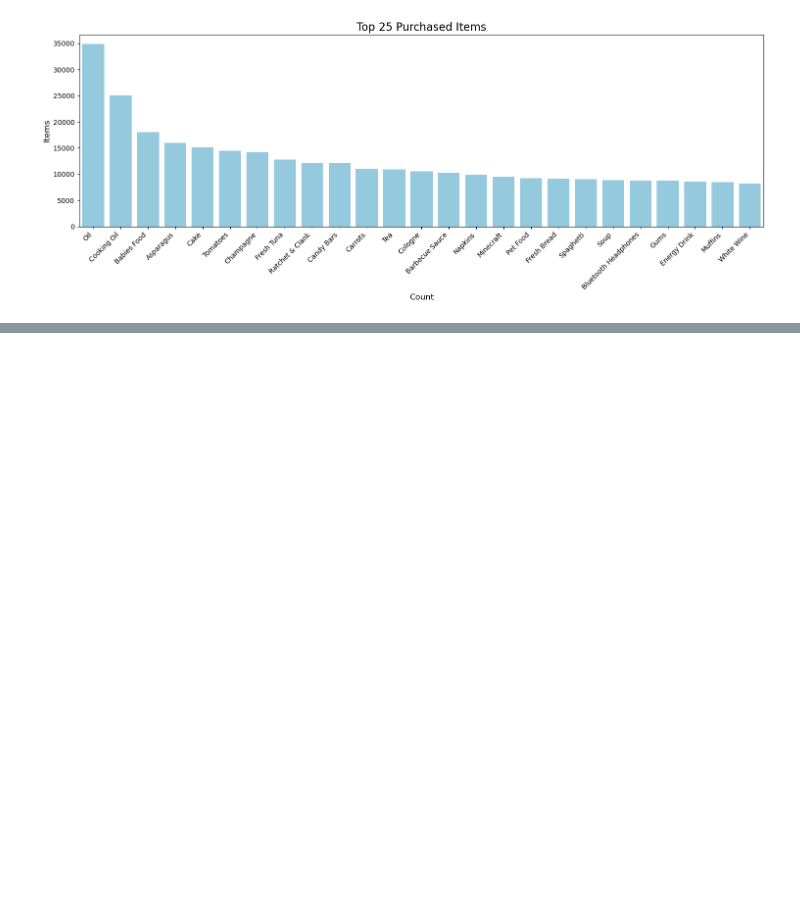
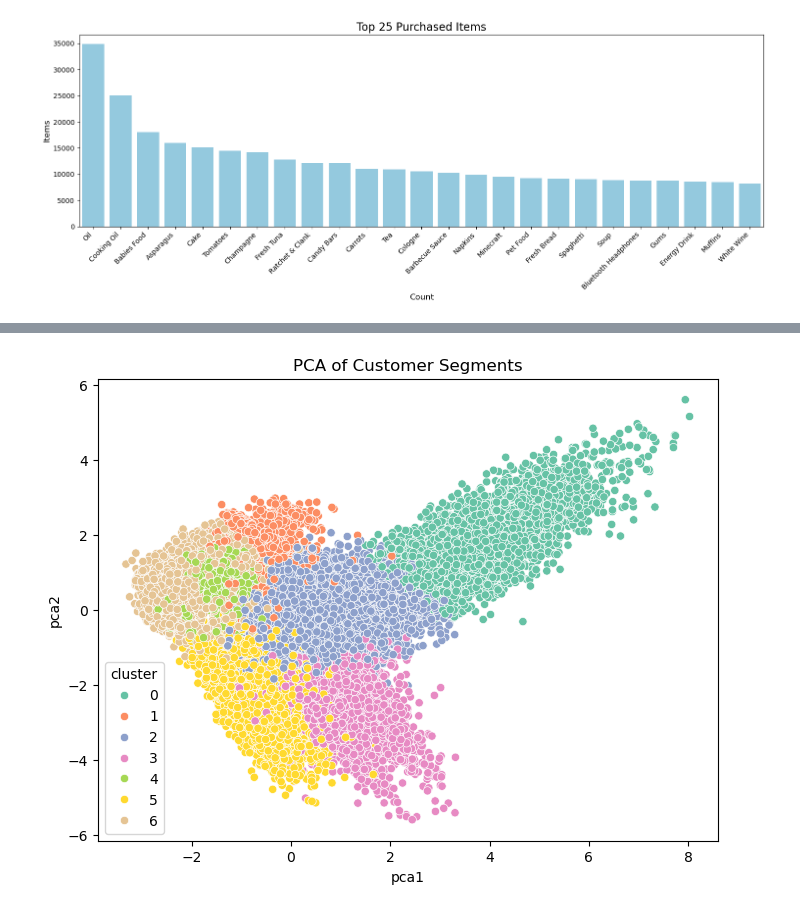
Before and after one commit to Yan-Sidoryk/Unsupervised-Customer-Segmentation, a Jupyter notebook: visualization.ipynb, the cells around one changed output, grey strips where cells are left out. Saved outputs shown, nothing was run; the diff lists cells and outputs as text; code cells hidden in the pictures; blank space fills up the shorter version.

```diff
--- a/visualization.ipynb
+++ b/visualization.ipynb
@@ -397,0 +642,15 @@ plt.show()
+# %%
+from sklearn.decomposition import PCA
+import matplotlib.pyplot as plt
+
+pca = PCA(n_components=2)
+pca_result = pca.fit_transform(info_df_clustered.drop('cluster', axis=1))
+info_df_clustered['pca1'] = pca_result[:, 0]
+info_df_clustered['pca2'] = pca_result[:, 1]
+
+plt.figure(figsize=(8, 6))
+sns.scatterplot(data=info_df_clustered, x='pca1', y='pca2', hue='cluster', palette='Set2')
+plt.title('PCA of Customer Segments')
+plt.show()
+# %% [output]
+[figure, added]
```
Also changed, not shown: parts of 14 cells of this notebook, 1 other file.
